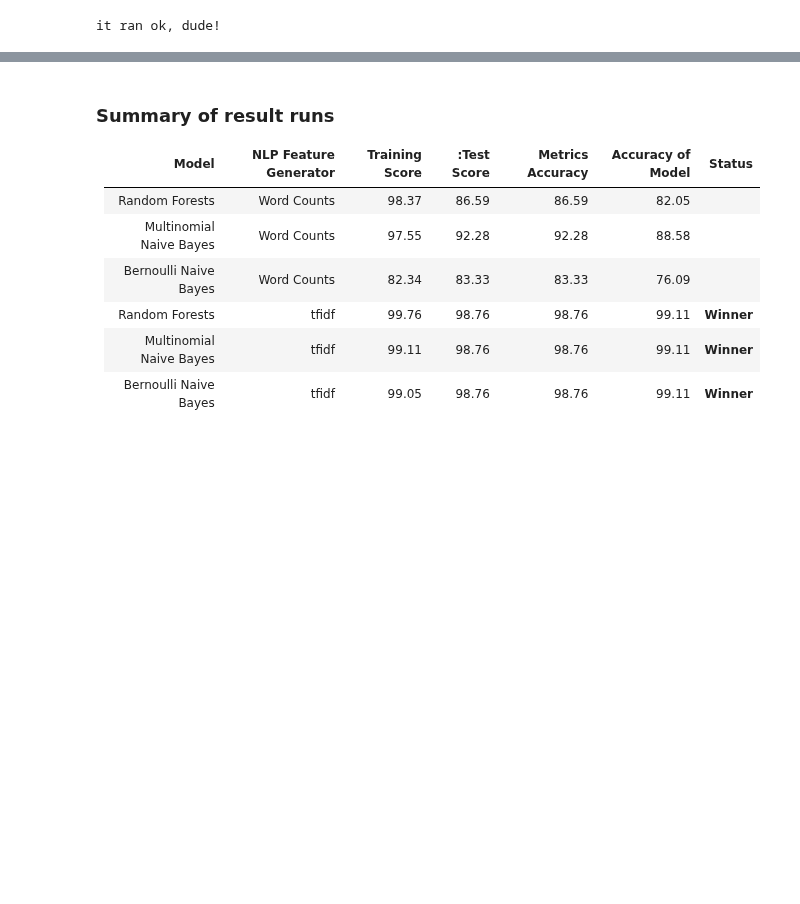
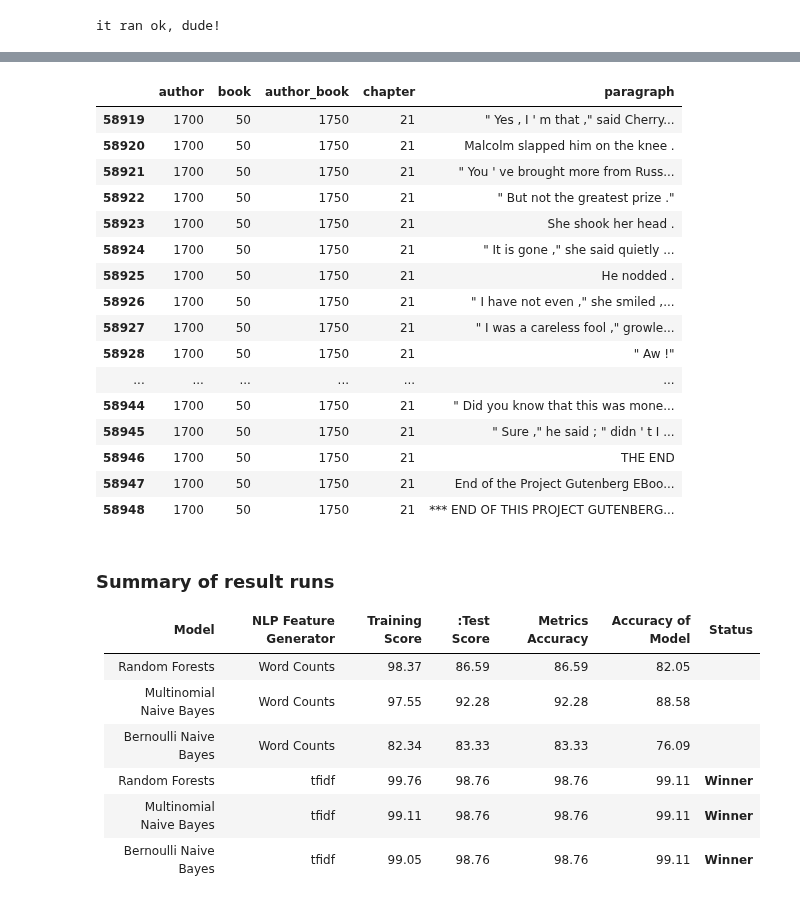
Before and after one commit to loupendley/Thinkful, a Jupyter notebook: HomeworkProjects/Unit4/Lesson5/Project1/UnsupervisedLearningCapstone.ipynb, the cells around one changed output, grey strips where cells are left out. Saved outputs shown, nothing was run; the diff lists cells and outputs as text; code cells hidden in the pictures; blank space fills up the shorter version.

```diff
--- a/HomeworkProjects/Unit4/Lesson5/Project1/UnsupervisedLearningCapstone.ipynb
+++ b/HomeworkProjects/Unit4/Lesson5/Project1/UnsupervisedLearningCapstone.ipynb
@@ -1633,31 +1630,24 @@ it ran ok, dude!
 # %%
 import os
 import pandas as pd
-from nltk.tokenize import word_tokenize
+import nltk
 
-# EuroparlCorpusReader
-from nltk.corpus.reader.plaintext import EuroparlCorpusReader as epcr
-# from nltk.corpus.reader.plaintext import PlaintextCorpusReader as pcr
+from nltk.corpus.reader.plaintext import PlaintextCorpusReader
 
 debug = None
-
 big_paras = []
 
 corpusdir = '/Users/lou/GITHubProjects/Thinkful/Datafiles/UnsupervisedLearningCapstone/fiction_corpus/'
-fiction_corpus = epcr(corpusdir, '.*')
+fiction_corpus = PlaintextCorpusReader(corpusdir, '.*')
 documents_stat = fiction_corpus.fileids()
 
 paragraph_book = pd.DataFrame()
 paragraph_list = []
 
-print("documents_stat[0]={}".format(documents_stat[0]))
-for chapter in epcr.chapters(corpusdir + documents_stat[0]):
-        print("there are {} chapters in {}".format(len(chapters), documents_stat[0]))
-
 for book in documents_stat: #documents_stat:
     print("Now processing book={}".format(book))
     paragraph_list = []
-    paragraph_number=-1
+    paragraph_number = -1
     EndDisplay = False
     endparagraph = -1
     paragraphcounter = -1
@@ -1670,41 +1660,44 @@ for book in documents_stat: #documents_stat:
     print("author_number={}, book_number={}, author_booknum={}".format(author_number,
                                                                        book_number,
                                                                        author_booknumber))
-    for paragraph in fiction_corpus.paras(book):
+
+    # get the number of chapters in the book
+    for paras in fiction_corpus.paras(book):
+        paragraph = " ".join(paras[0])
         paragraphcounter += 1
-        if debug:    print("paragraphcounter={}".format(paragraphcounter))
-        jp0 = " ".join(paragraph[0])
-        if debug:    print("paragraph={}".format(jp0))
-        if u"*** END".upper() in jp0:
+        if debug:
+            print("paragraphcounter={}".format(paragraphcounter))
+            print("paragraph={}".format(paragraph))
+
+        if u"*** END".upper() in paragraph:
             endparagraph = paragraphcounter
-            if debug:    print("endparagraph = {}".format(endparagraph))
+            print("*** THERE ARE {} chapters in the book {}".format(endparagraph, book))
+            if debug:
+                print("endparagraph = {}".format(endparagraph))
             break
 
-    # please review these methods: https://www.nltk.org/_modules/nltk/corpus/reader/plaintext.html for paragraph methods...
-    for paragraph in fiction_corpus.paras(book):
+    # iterate through all of the paragraphs in the current book
+    for paras in fiction_corpus.paras(book):
+        paragraph = " ".join(paras[0])
         paragraph_number += 1
         if paragraph_number > endparagraph: # have we gone past the end of the actual book, into the Gutenberg legal stuff?
-            print("\n #### BREAK ENCOUNTERED !!!\n")
-            if debug:
-                print("paragraph_list = {}".format(paragraph_list))
-                print("the length of paragraph_list is {}".format(len(paragraph_list)))
+            print("\n #### BREAK ENCOUNTERED !!!\nAnd we are at paragraph_number={}, and we are in book:{}\n".format(paragraph_number,book))
+            print("endparagraph = {}".format(endparagraph))
+
+            # add the paragraph_list(list) to the paragraph_book(dataframe)
             paragraph_book = paragraph_book.append(paragraph_list, ignore_index=True)
             paragraph_list = []
-
             break
         else:
-#             jp2 = " ".join(paragraph[0])
-            if "CHAPTER" in jp2.upper():
+            if "CHAPTER" in paragraph.upper():
                 chapter += 1
                 if debug:  print("chapter is now {}".format(chapter))
-            print("paragraph is a {} datatype".format(type(paragraph)))
-#             joined_paragraph = " ".join(paragraph)
-            joined_paragraph = ' '.join(str(v) for v in paragraph)
-            print("joined_paragraph is a {} datatype, and here it is:\n{},\njoined:\n{}".format(type(joined_paragraph),joined_paragraph[5]," ".join(joined_paragraph)))
-#             paragraph2 = word_tokenize(paragraph[0])
-            print("paragraph2 = {}, and here it is:\n{},\njoined: {}".format(" ".join(paragraph2), joined_paragraph, " ".join(joined_paragraph)))
-            paragraph_list.append([author_number, book_number, author_booknumber, chapter, joined_paragraph])
+
+            paragraph_list.append([author_number, book_number, author_booknumber, chapter, paragraph])
 print("The books have all\nBeen loaded.\nSir.\nAnything else for the evening?\n")
 paragraph_book.columns = ['author','book','author_book','chapter','paragraph']
-display(paragraph_book.sample(50))
+print("At the end, and there are {} lines in paragraph_book".format(paragraph_book.shape))
+
+display(paragraph_book.head(30))
+display(paragraph_book.tail(30))
 # %% [output]
@@ -1713,3 +1738,20 @@ AttributeError: 'str' object has no attribute 'abspaths'
+|  | author | book | author_book | chapter | paragraph |
+| 58919 | 1700 | 50 | 1750 | 21 | " Yes , I ' m that ," said Cherry... |
+| 58920 | 1700 | 50 | 1750 | 21 | Malcolm slapped him on the knee . |
+| 58921 | 1700 | 50 | 1750 | 21 | " You ' ve brought more from Russ... |
+| 58922 | 1700 | 50 | 1750 | 21 | " But not the greatest prize ." |
+| 58923 | 1700 | 50 | 1750 | 21 | She shook her head . |
+| 58924 | 1700 | 50 | 1750 | 21 | " It is gone ," she said quietly ... |
+| 58925 | 1700 | 50 | 1750 | 21 | He nodded . |
+| 58926 | 1700 | 50 | 1750 | 21 | " I have not even ," she smiled ,... |
+| 58927 | 1700 | 50 | 1750 | 21 | " I was a careless fool ," growle... |
+| 58928 | 1700 | 50 | 1750 | 21 | " Aw !" |
+| ... | ... | ... | ... | ... | ... |
+| 58944 | 1700 | 50 | 1750 | 21 | " Did you know that this was mone... |
+| 58945 | 1700 | 50 | 1750 | 21 | " Sure ," he said ; " didn ' t I ... |
+| 58946 | 1700 | 50 | 1750 | 21 | THE END |
+| 58947 | 1700 | 50 | 1750 | 21 | End of the Project Gutenberg EBoo... |
+| 58948 | 1700 | 50 | 1750 | 21 | *** END OF THIS PROJECT GUTENBERG... |
 # %% [markdown]
 ###  Summary of result runs
 
```
Also changed, not shown: parts of 6 cells of this notebook.
